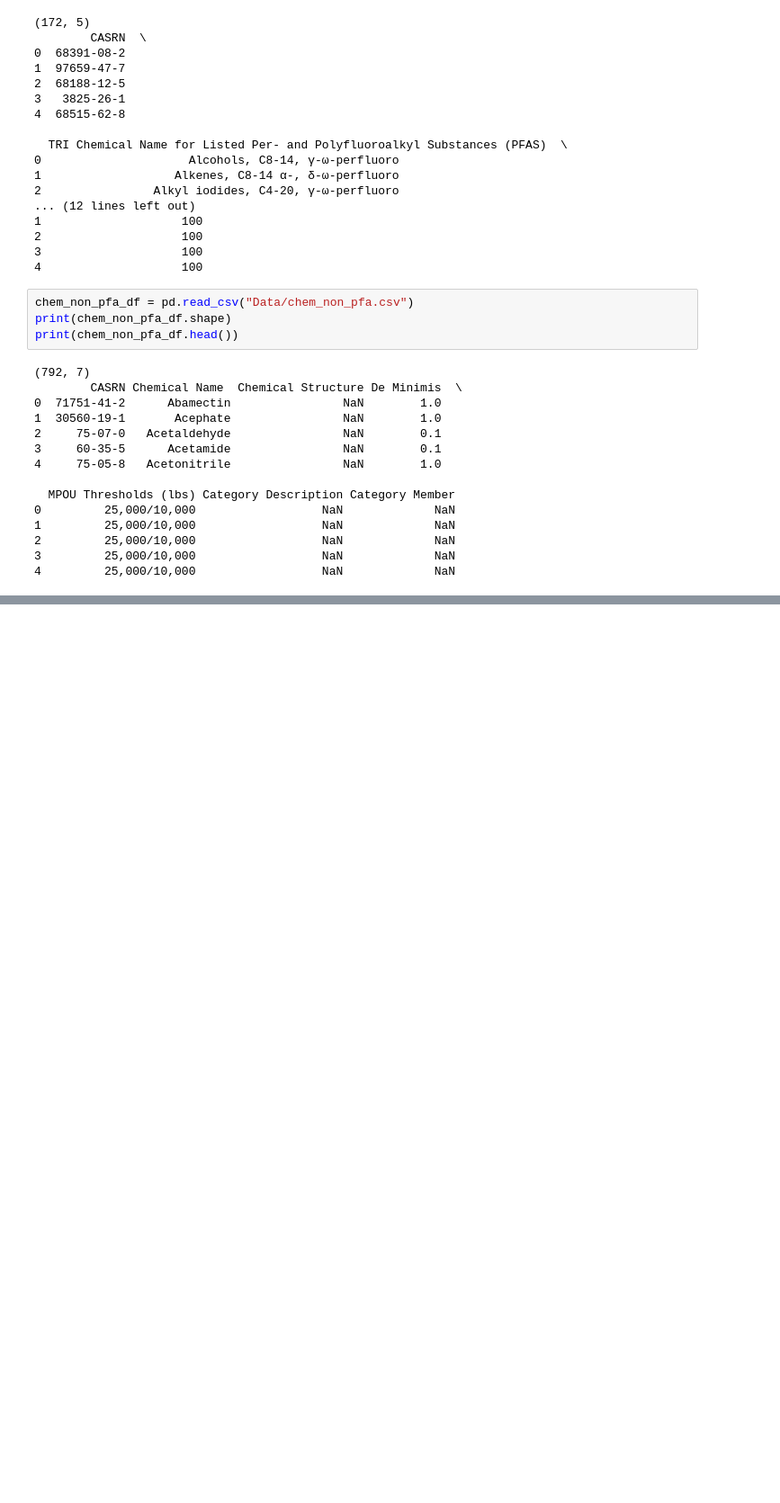
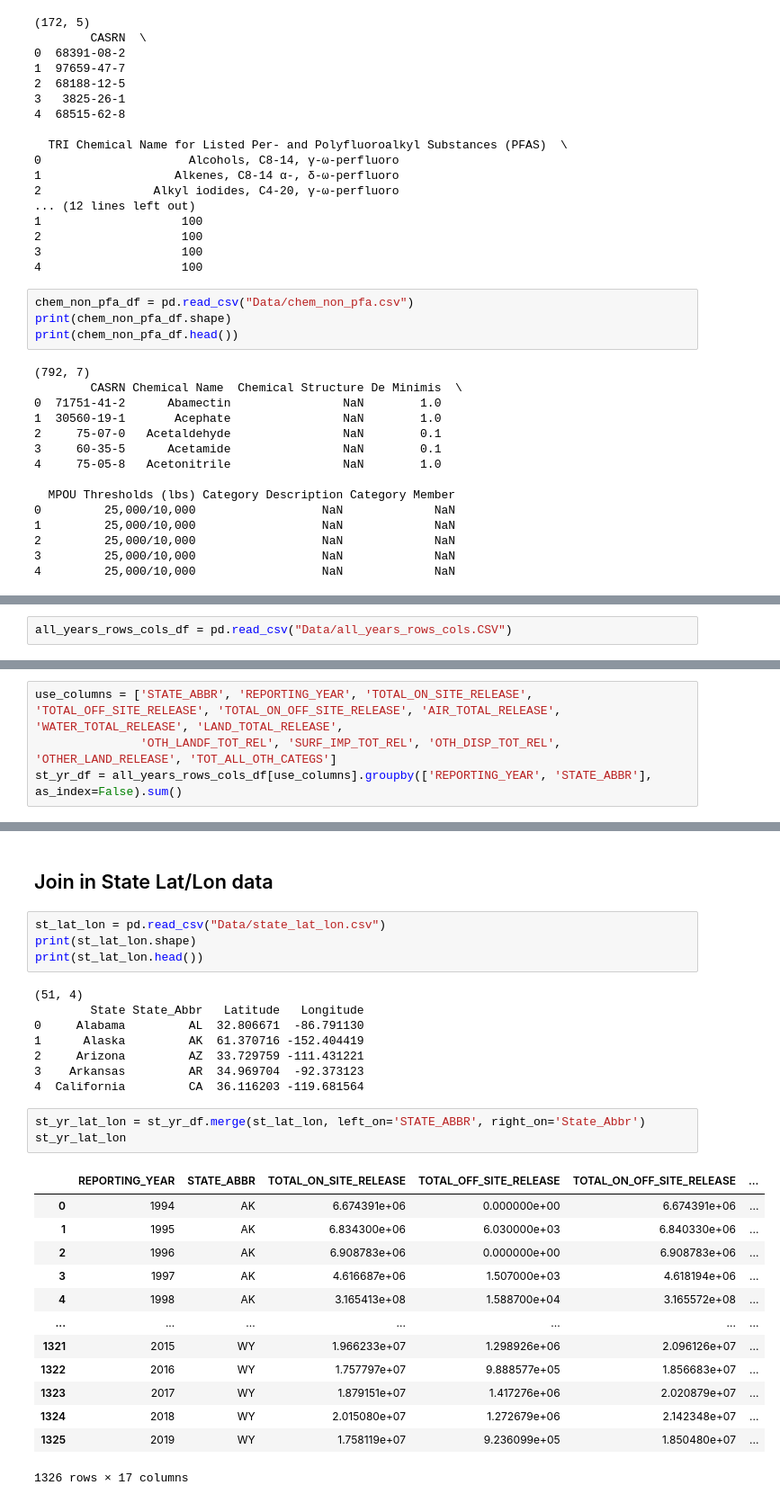
Before and after one commit to mickarchitect/hack-visualization, a Jupyter notebook: NPDES_DataAcqAndEng.ipynb, the cells around one changed output, grey strips where cells are left out. Shown at 90% size. Cells and saved outputs as stored; diff of their text form; blank space fills up the shorter version.

```diff
--- a/NPDES_DataAcqAndEng.ipynb
+++ b/NPDES_DataAcqAndEng.ipynb
@@ -392,0 +545,2 @@ print(chem_non_pfa_df.head())
+# %%
+all_years_rows_cols_df = pd.read_csv("Data/all_years_rows_cols.CSV")
@@ -392,0 +569,4 @@ print(chem_non_pfa_df.head())
+# %%
+use_columns = ['STATE_ABBR', 'REPORTING_YEAR', 'TOTAL_ON_SITE_RELEASE', 'TOTAL_OFF_SITE_RELEASE', 'TOTAL_ON_OFF_SITE_RELEASE', 'AIR_TOTAL_RELEASE', 'WATER_TOTAL_RELEASE', 'LAND_TOTAL_RELEASE',
+               'OTH_LANDF_TOT_REL', 'SURF_IMP_TOT_REL', 'OTH_DISP_TOT_REL', 'OTHER_LAND_RELEASE', 'TOT_ALL_OTH_CATEGS']
+st_yr_df = all_years_rows_cols_df[use_columns].groupby(['REPORTING_YEAR', 'STATE_ABBR'], as_index=False).sum()
@@ -392,0 +603,31 @@ print(chem_non_pfa_df.head())
+# %% [markdown]
+## Join in State Lat/Lon data
+# %%
+st_lat_lon = pd.read_csv("Data/state_lat_lon.csv")
+print(st_lat_lon.shape)
+print(st_lat_lon.head())
+# %% [output]
+(51, 4)
+        State State_Abbr   Latitude   Longitude
+0     Alabama         AL  32.806671  -86.791130
+1      Alaska         AK  61.370716 -152.404419
+2     Arizona         AZ  33.729759 -111.431221
+3    Arkansas         AR  34.969704  -92.373123
+4  California         CA  36.116203 -119.681564
+# %%
+st_yr_lat_lon = st_yr_df.merge(st_lat_lon, left_on='STATE_ABBR', right_on='State_Abbr')
+st_yr_lat_lon
+# %% [output]
+|  | REPORTING_YEAR | STATE_ABBR | TOTAL_ON_SITE_RELEASE | TOTAL_OFF_SITE_RELEASE | TOTAL_ON_OFF_SITE_RELEASE | ... |
+| 0 | 1994 | AK | 6.674391e+06 | 0.000000e+00 | 6.674391e+06 | ... |
+| 1 | 1995 | AK | 6.834300e+06 | 6.030000e+03 | 6.840330e+06 | ... |
+| 2 | 1996 | AK | 6.908783e+06 | 0.000000e+00 | 6.908783e+06 | ... |
+| 3 | 1997 | AK | 4.616687e+06 | 1.507000e+03 | 4.618194e+06 | ... |
+| 4 | 1998 | AK | 3.165413e+08 | 1.588700e+04 | 3.165572e+08 | ... |
+| ... | ... | ... | ... | ... | ... | ... |
+| 1321 | 2015 | WY | 1.966233e+07 | 1.298926e+06 | 2.096126e+07 | ... |
+| 1322 | 2016 | WY | 1.757797e+07 | 9.888577e+05 | 1.856683e+07 | ... |
+| 1323 | 2017 | WY | 1.879151e+07 | 1.417276e+06 | 2.020879e+07 | ... |
+| 1324 | 2018 | WY | 2.015080e+07 | 1.272679e+06 | 2.142348e+07 | ... |
+| 1325 | 2019 | WY | 1.758119e+07 | 9.236099e+05 | 1.850480e+07 | ... |
+1326 rows × 17 columns
```
Also changed, not shown: parts of 22 cells of this notebook, 7 other files.
